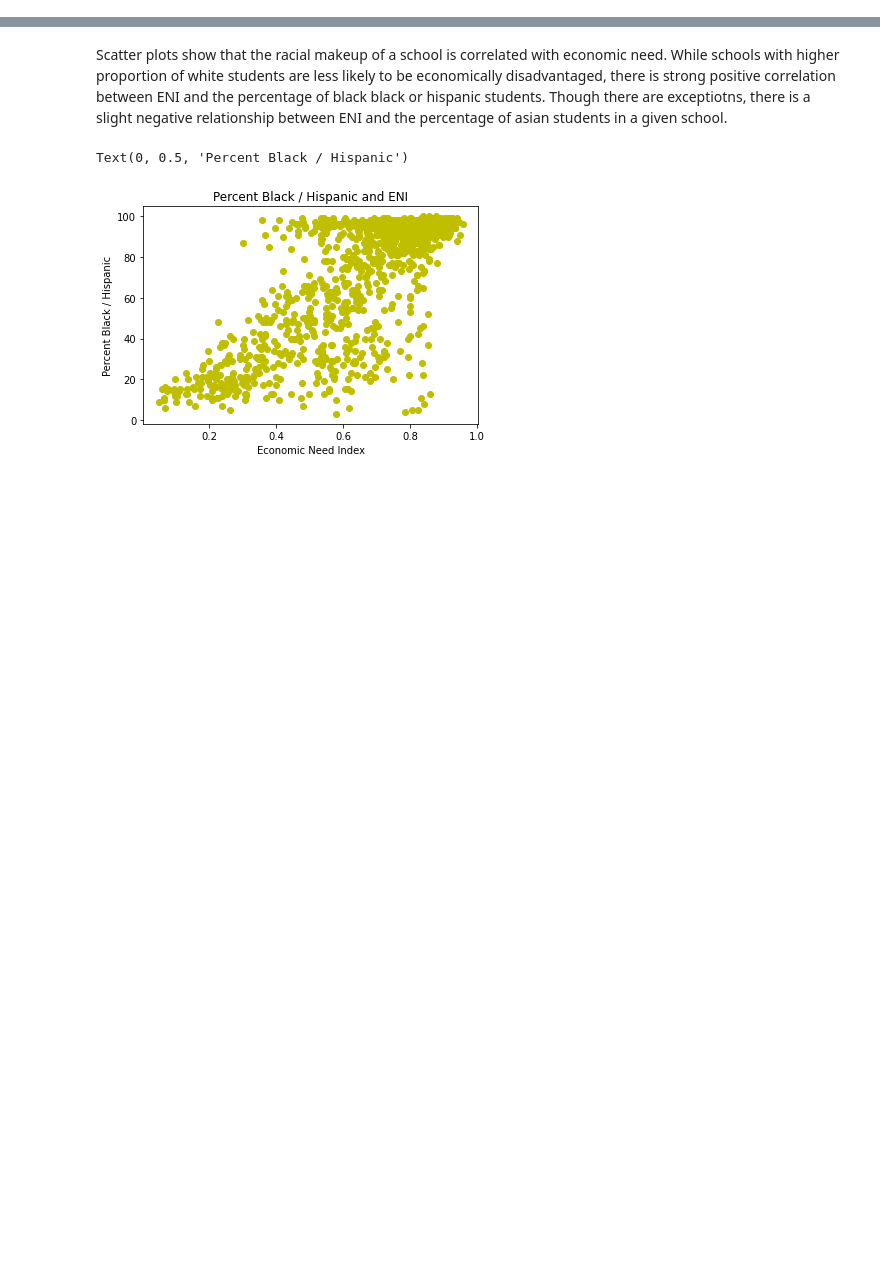
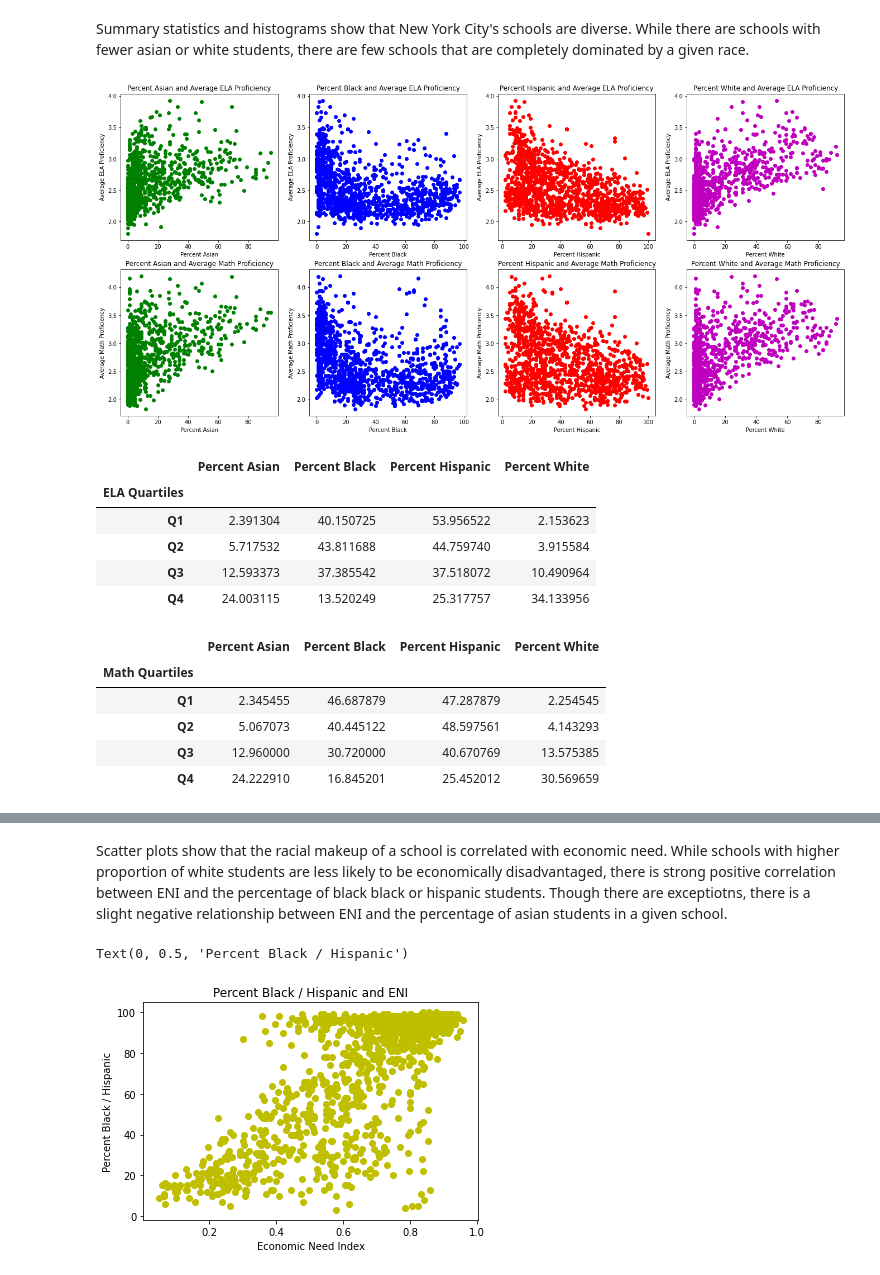
Before and after one commit to ethanyingchan/ECO225Project, a Jupyter notebook: How is student participation in the SHSAT and English and Math scores influenced by diversity, income, and quality of schools_.ipynb, the cells around one changed output, grey strips where cells are left out. Cells and saved outputs as stored; diff of their text form; code cells hidden in the pictures; blank space fills up the shorter version.

```diff
--- a/How is student participation in the SHSAT and English and Math scores influenced by diversity, income, and quality of schools_.ipynb
+++ b/How is student participation in the SHSAT and English and Math scores influenced by diversity, income, and quality of schools_.ipynb
@@ -99 +124,41 @@ count      110.000000     110.000000        110.000000     110.000000
+# %% [markdown]
+Summary statistics and histograms show that New York City's schools are diverse. While there are schools with fewer asian or white students, there are few schools that are completely dominated by a given race.
+# %%
+fig, axs = plt.subplots(2, 4)
+
+x = 0
+for subject in ['Average ELA Proficiency', 'Average Math Proficiency']:
+    i = 0
+    k = 0
+    for r in races:
+        color = ['g', 'b', 'r', 'm']
+        axs[x, k].plot(r, subject, 'o', color = color[i], data = data)
+        axs[x, k].set_title(r + ' and ' + subject)
+        axs[x, k].set_xlabel(r)
+        axs[x, k].set_ylabel(subject)
+        i += 1
+        k += 1
+    x += 1
+
+plt.subplots_adjust(left = 0, right = 3, bottom = 2, top = 4)
+plt.show()
+
+english = data.groupby('ELA Quartiles')
+math = data.groupby('Math Quartiles')
+
+display(english[races].mean(), math[races].mean())
+# %% [output]
+[figure, added]
+|  | Percent Asian | Percent Black | Percent Hispanic | Percent White |
+| ELA Quartiles |  |  |  |  |
+| Q1 | 2.391304 | 40.150725 | 53.956522 | 2.153623 |
+| Q2 | 5.717532 | 43.811688 | 44.759740 | 3.915584 |
+| Q3 | 12.593373 | 37.385542 | 37.518072 | 10.490964 |
+| Q4 | 24.003115 | 13.520249 | 25.317757 | 34.133956 |
+|  | Percent Asian | Percent Black | Percent Hispanic | Percent White |
+| Math Quartiles |  |  |  |  |
+| Q1 | 2.345455 | 46.687879 | 47.287879 | 2.254545 |
+| Q2 | 5.067073 | 40.445122 | 48.597561 | 4.143293 |
+| Q3 | 12.960000 | 30.720000 | 40.670769 | 13.575385 |
+| Q4 | 24.222910 | 16.845201 | 25.452012 | 30.569659 |
 # %% [markdown]
```
Also changed, not shown: parts of 27 cells of this notebook.
